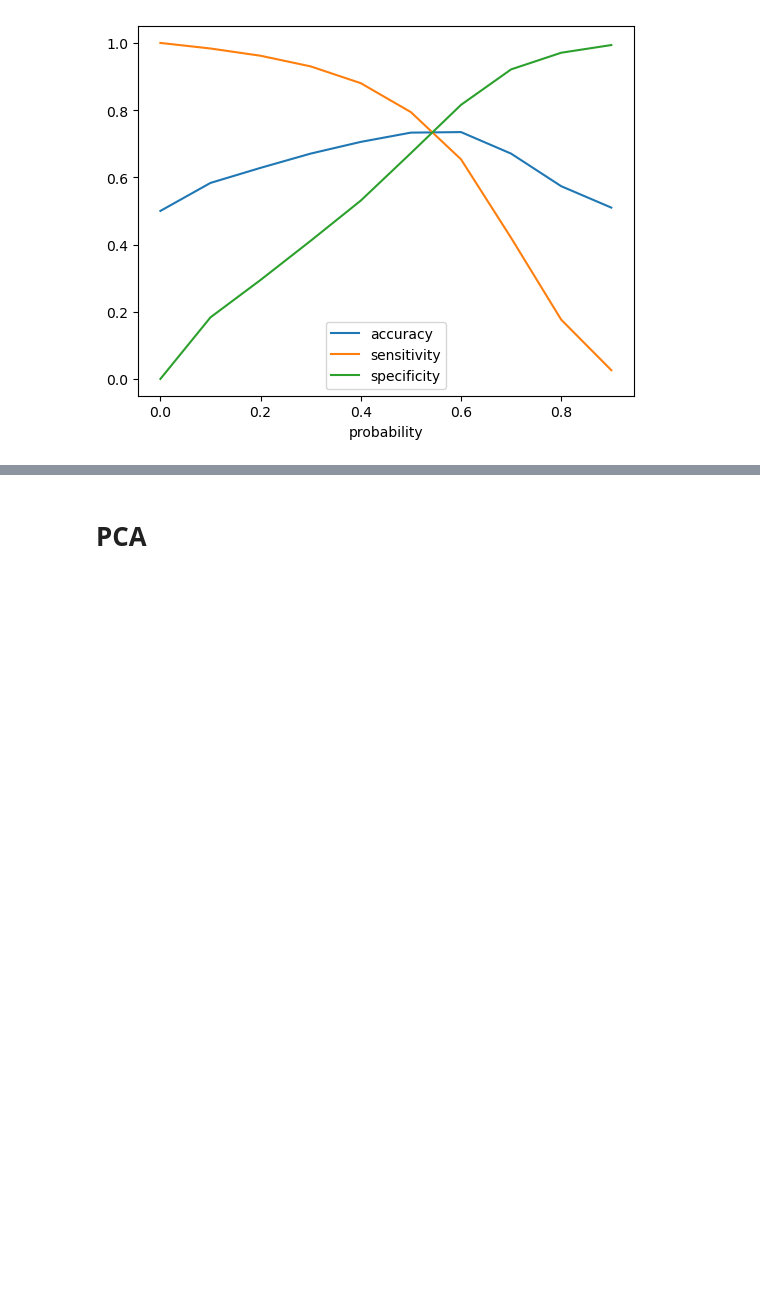
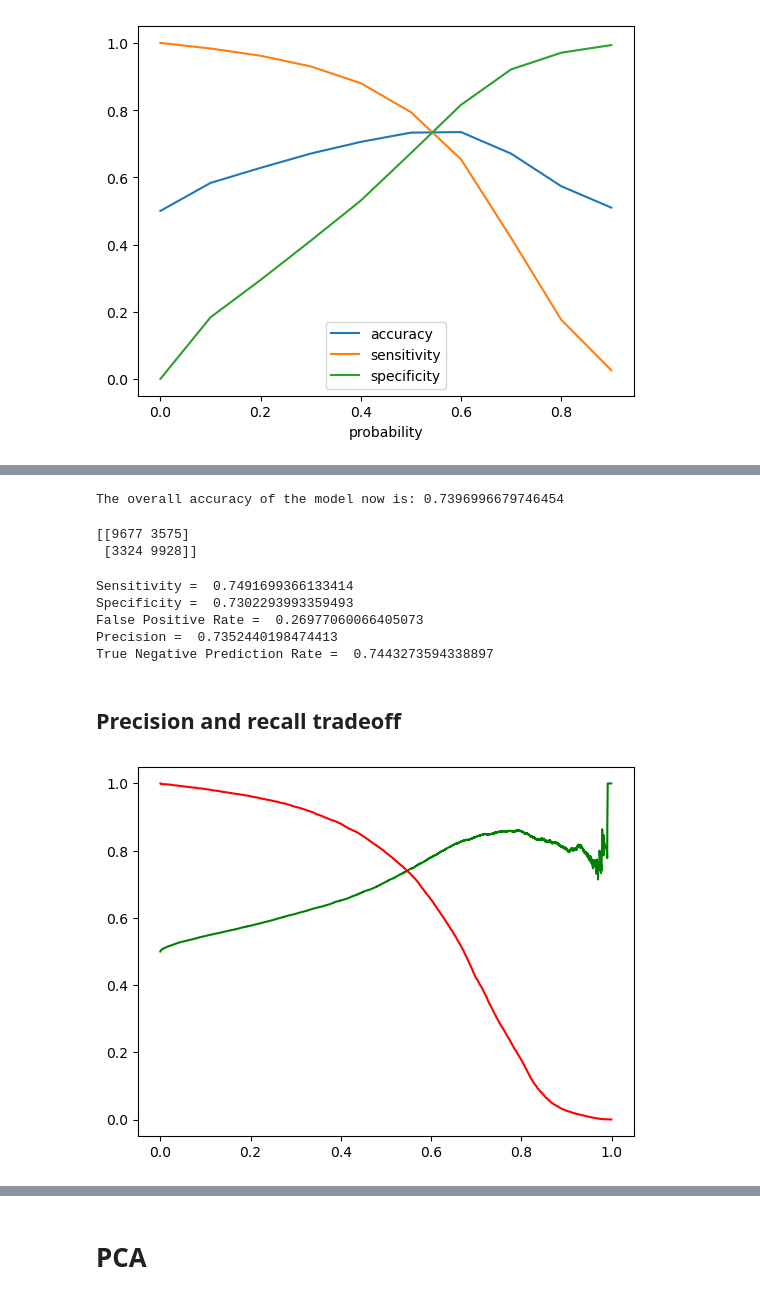
Before and after one commit to SanjayaKumarSahoo/telecom-churn-group-case-study, a Jupyter notebook: solution.ipynb, the cells around one changed output, grey strips where cells are left out. Saved outputs shown, nothing was run; the diff lists cells and outputs as text; code cells hidden in the pictures; blank space fills up the shorter version.

```diff
--- a/solution.ipynb
+++ b/solution.ipynb
@@ -1163,0 +1217,4 @@ plt.show()
+# %%
+y_train_sm_pred_final['final_churn_pred'] = y_train_sm_pred_final.Converted_prob.map( lambda x: 1 if x > 0.54 else 0)
+
+y_train_sm_pred_final.head()
@@ -1163,0 +1228,49 @@ plt.show()
+# %%
+# Calculating the ovearall accuracy again
+print("The overall accuracy of the model now is:",metrics.accuracy_score(y_train_sm_pred_final.Converted, y_train_sm_pred_final.final_churn_pred))
+# %% [output]
+The overall accuracy of the model now is: 0.7396996679746454
+# %%
+confusion2 = metrics.confusion_matrix(y_train_sm_pred_final.Converted, y_train_sm_pred_final.final_churn_pred )
+print(confusion2)
+# %% [output]
+[[9677 3575]
+ [3324 9928]]
+# %%
+TP2 = confusion2[1,1] # true positive
+TN2 = confusion2[0,0] # true negatives
+FP2 = confusion2[0,1] # false positives
+FN2 = confusion2[1,0] # false negatives
+
+# Let's see the sensitivity of our logistic regression model
+print("Sensitivity = ",TP2 / float(TP2+FN2))
+
+# Let us calculate specificity
+print("Specificity = ",TN2 / float(TN2+FP2))
+
+# Calculate false postive rate - predicting churn when customer does not have churned
+print("False Positive Rate = ",FP2/ float(TN2+FP2))
+
+# positive predictive value
+print ("Precision = ",TP2 / float(TP2+FP2))
+
+# Negative predictive value
+print ("True Negative Prediction Rate = ",TN2 / float(TN2 + FN2))
+# %% [output]
+Sensitivity =  0.7491699366133414
+Specificity =  0.7302293993359493
+False Positive Rate =  0.26977060066405073
+Precision =  0.7352440198474413
+True Negative Prediction Rate =  0.7443273594338897
+# %% [markdown]
+## Precision and recall tradeoff
+# %%
+from sklearn.metrics import precision_recall_curve
+p, r, thresholds = precision_recall_curve(y_train_sm_pred_final.Converted, y_train_sm_pred_final.Converted_prob)
+
+# Plotting the curve
+plt.plot(thresholds, p[:-1], "g-")
+plt.plot(thresholds, r[:-1], "r-")
+plt.show()
+# %% [output]
+[figure, added]
```
Also changed, not shown: parts of 25 cells of this notebook.
